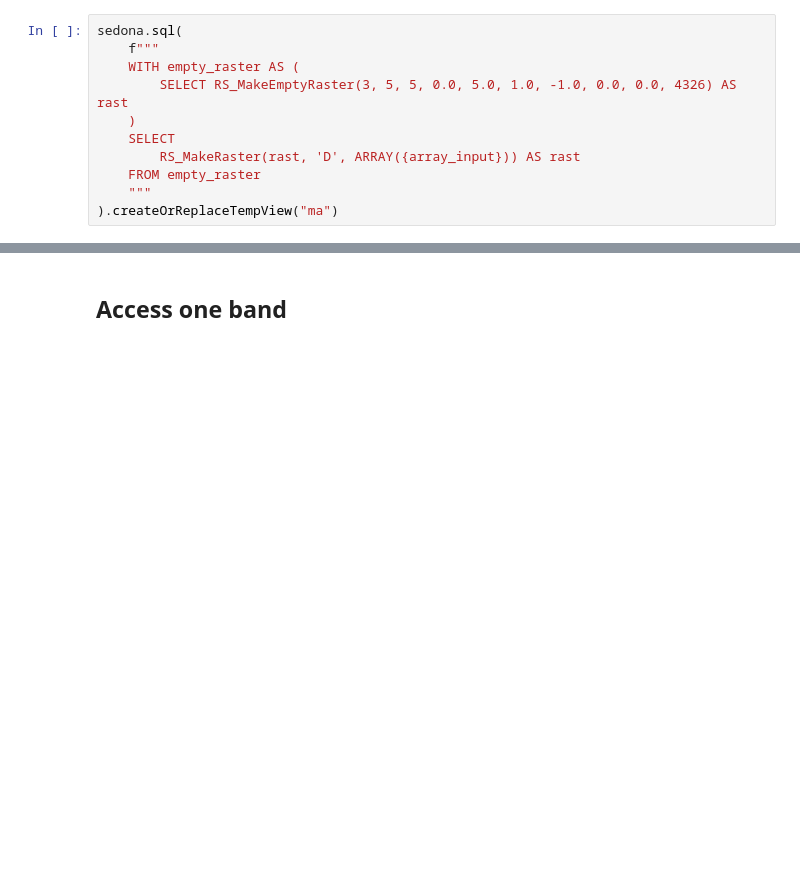
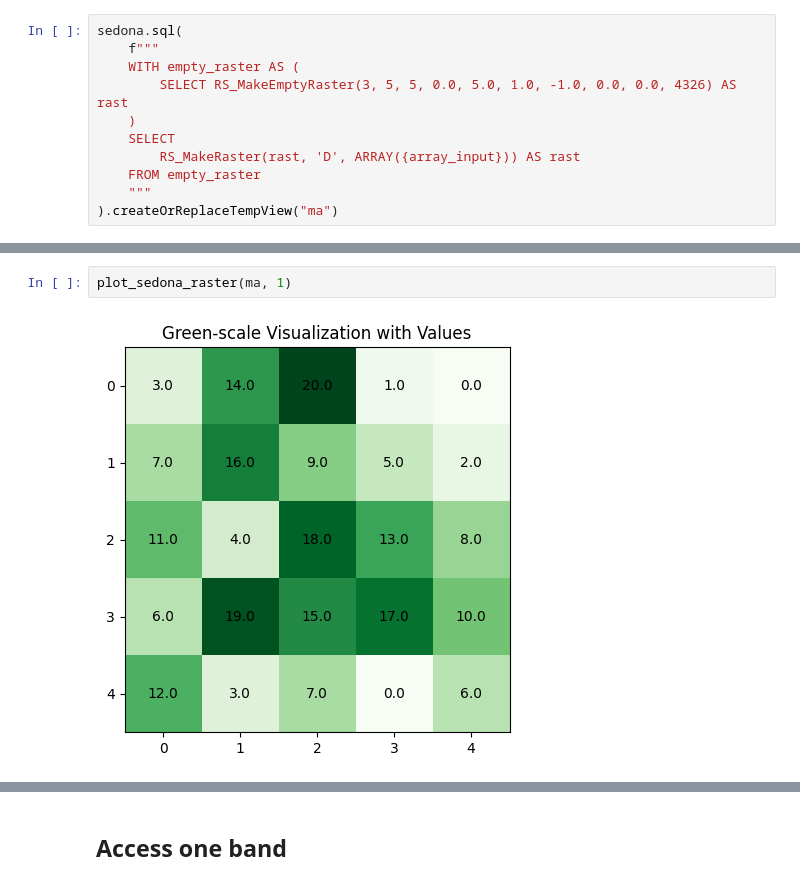
Before and after one commit to Imbruced/apache-sedona-book, a Jupyter notebook: book/chapter5/MapAlgebra.ipynb, the cells around one changed output, grey strips where cells are left out. Saved outputs shown, nothing was run; the diff lists cells and outputs as text; blank space fills up the shorter version.

```diff
--- a/book/chapter5/MapAlgebra.ipynb
+++ b/book/chapter5/MapAlgebra.ipynb
@@ -106,0 +109,4 @@ sedona.sql("SELECT * FROM ma").show()
+# %%
+plot_sedona_raster(ma, 1)
+# %% [output]
+[figure, added]
```
Also changed, not shown: parts of 5 cells of this notebook, 39 other files.
